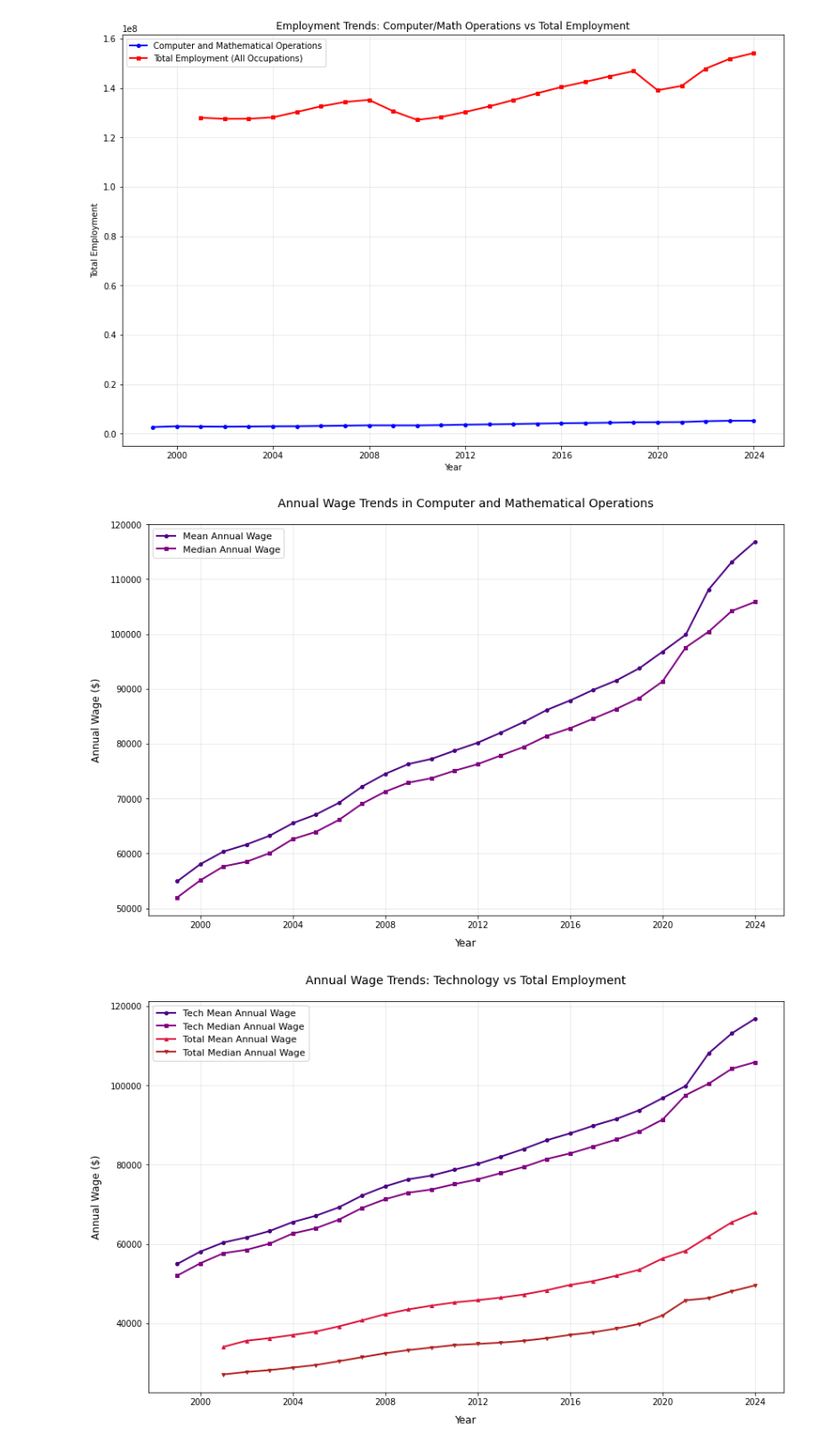
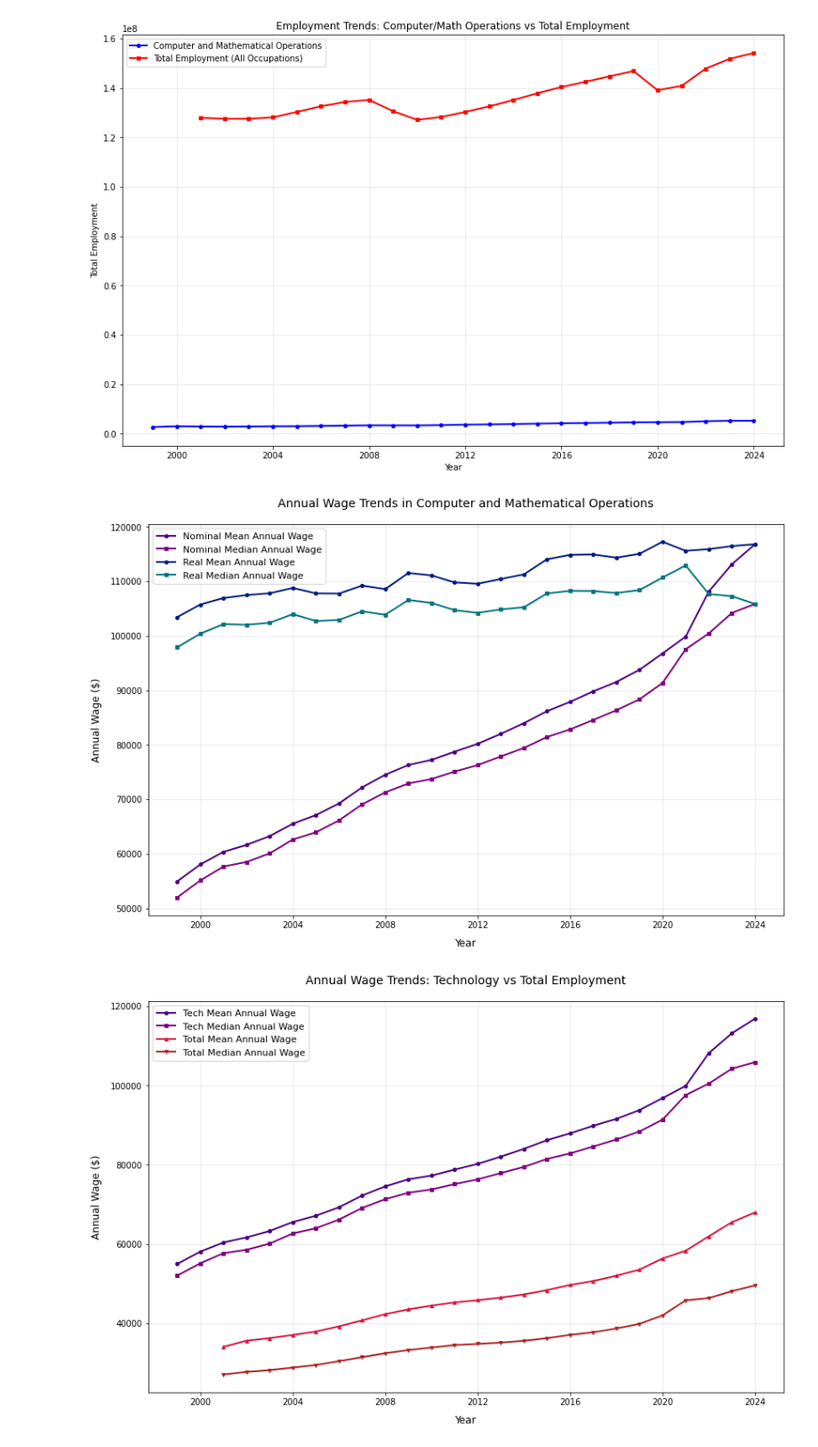
Before and after one commit to charlotteprior/analytics-applications-sp2026-final, a Jupyter notebook: national_employment_eda.ipynb, the cells around one changed output. Shown at 89% size. Saved outputs shown, nothing was run; the diff lists cells and outputs as text; code cells hidden in the pictures.

```diff
--- a/national_employment_eda.ipynb
+++ b/national_employment_eda.ipynb
@@ -269,18 +269,6 @@ print(df['OCC_Last4'].unique())
 ['0000' '1000' '1010' ... '8905' '8999' 'nan']
 # %% [markdown]
 ## Line Graphs
-# %%
-import matplotlib.pyplot as plt
-
-colors = [
-    '#1f77b4', '#aec7e8', '#ff7f0e', '#ffbb78', '#2ca02c',
-    '#98df8a', '#d62728', '#ff9896', '#9467bd', '#c5b0d5',
-    '#8c564b', '#c49c94', '#e377c2', '#f7b6d2', '#7f7f7f',
-    '#c7c7c7', '#bcbd22', '#dbdb8d', '#17becf', '#9edae5',
-    '#1b9e77', '#d95f02'
-]
-
-plt.rcParams['axes.prop_cycle'] = plt.cycler(color=colors)
 # %%
 
 
@@ -331,25 +319,27 @@ plt.show()
 # %%
 import matplotlib.pyplot as plt
 
 # Filter for Computer and Mathematical Operations
 tech_df = df[df['OCC_CODE_CLEANED'] == '15-0000'].copy()
 
 # Sort by Year
 tech_df = tech_df.sort_values('Year')
 
 # Create line chart for A_MEAN and A_MEDIAN
 plt.figure(figsize=(12, 8))
-plt.plot(tech_df['Year'], tech_df['A_MEAN'], marker='o', linewidth=2, markersize=4, label='Mean Annual Wage', color='#4B0082')
-plt.plot(tech_df['Year'], tech_df['A_MEDIAN'], marker='s', linewidth=2, markersize=4, label='Median Annual Wage', color='#800080')
+plt.plot(tech_df['Year'], tech_df['A_MEAN'], marker='o', linewidth=2, markersize=4, label='Nominal Mean Annual Wage', color='#4B0082')
+plt.plot(tech_df['Year'], tech_df['A_MEDIAN'], marker='s', linewidth=2, markersize=4, label='Nominal Median Annual Wage', color='#800080')
+plt.plot(tech_df['Year'], tech_df['REAL_A_MEAN'], marker='o', linewidth=2, markersize=4, label='Real Mean Annual Wage', color="#001A82")
+plt.plot(tech_df['Year'], tech_df['REAL_A_MEDIAN'], marker='s', linewidth=2, markersize=4, label='Real Median Annual Wage', color="#007580")
 plt.xlabel('Year', fontsize=12, labelpad=10)
 plt.ylabel('Annual Wage ($)', fontsize=12, labelpad=10)
 plt.title('Annual Wage Trends in Computer and Mathematical Operations', fontsize=14, pad=20)
 plt.legend(fontsize=11)
 plt.grid(True, alpha=0.3)
 plt.tight_layout(pad=2.0)
 plt.show()
 # %% [output]
-[figure, old version]
+[figure, new version]
 # %%
 import matplotlib.pyplot as plt
 
```
Also changed, not shown: parts of 19 cells of this notebook.
